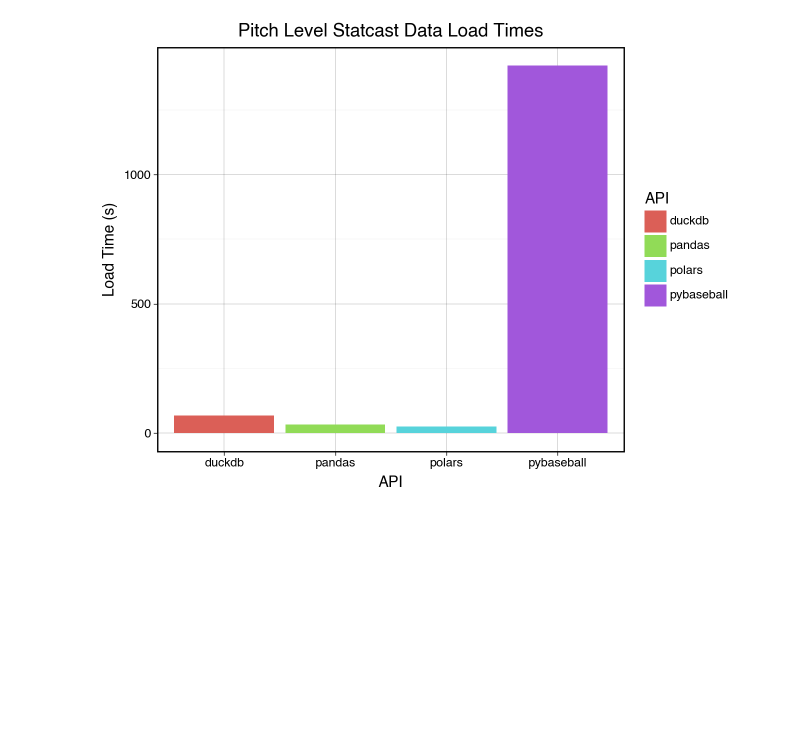
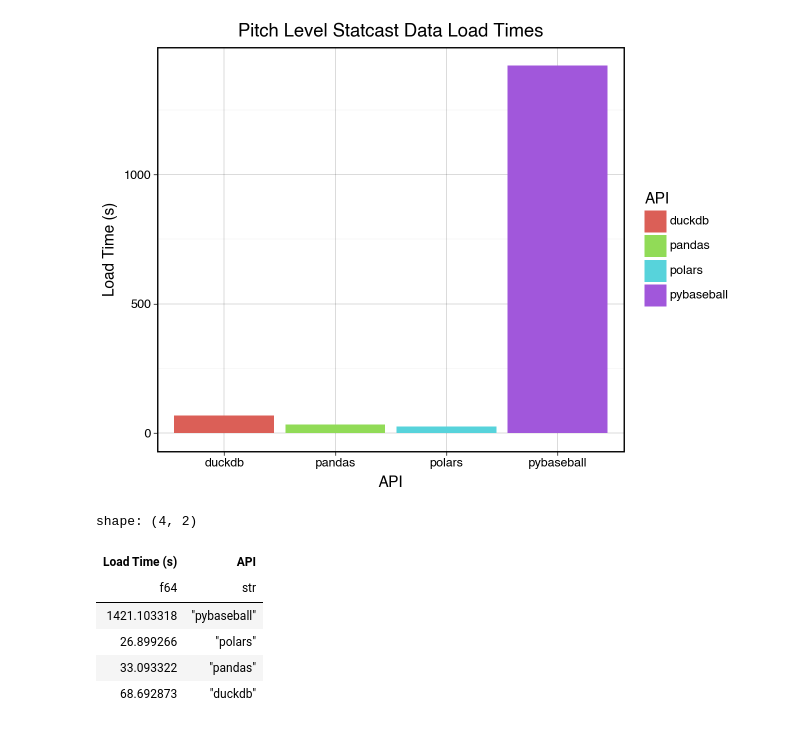
Before and after one commit to Jensen-holm/statcast-era-pitches, a Jupyter notebook: benchmark.ipynb, the cells around one changed output. Saved outputs shown, nothing was run; the diff lists cells and outputs as text; code cells hidden in the pictures; blank space fills up the shorter version.

Commit message:
adding benchmark table

```diff
--- a/benchmark.ipynb
+++ b/benchmark.ipynb
@@ -97,3 +97,14 @@ plot = (
 plot
 # %% [output]
 [figure]
+# %%
+
+result_df.write_clipboard()
+# %% [output]
+shape: (4, 2)
+| Load Time (s) | API |
+| f64 | str |
+| 1421.103318 | "pybaseball" |
+| 26.899266 | "polars" |
+| 33.093322 | "pandas" |
+| 68.692873 | "duckdb" |
```
Also changed, not shown: 1 other file.
